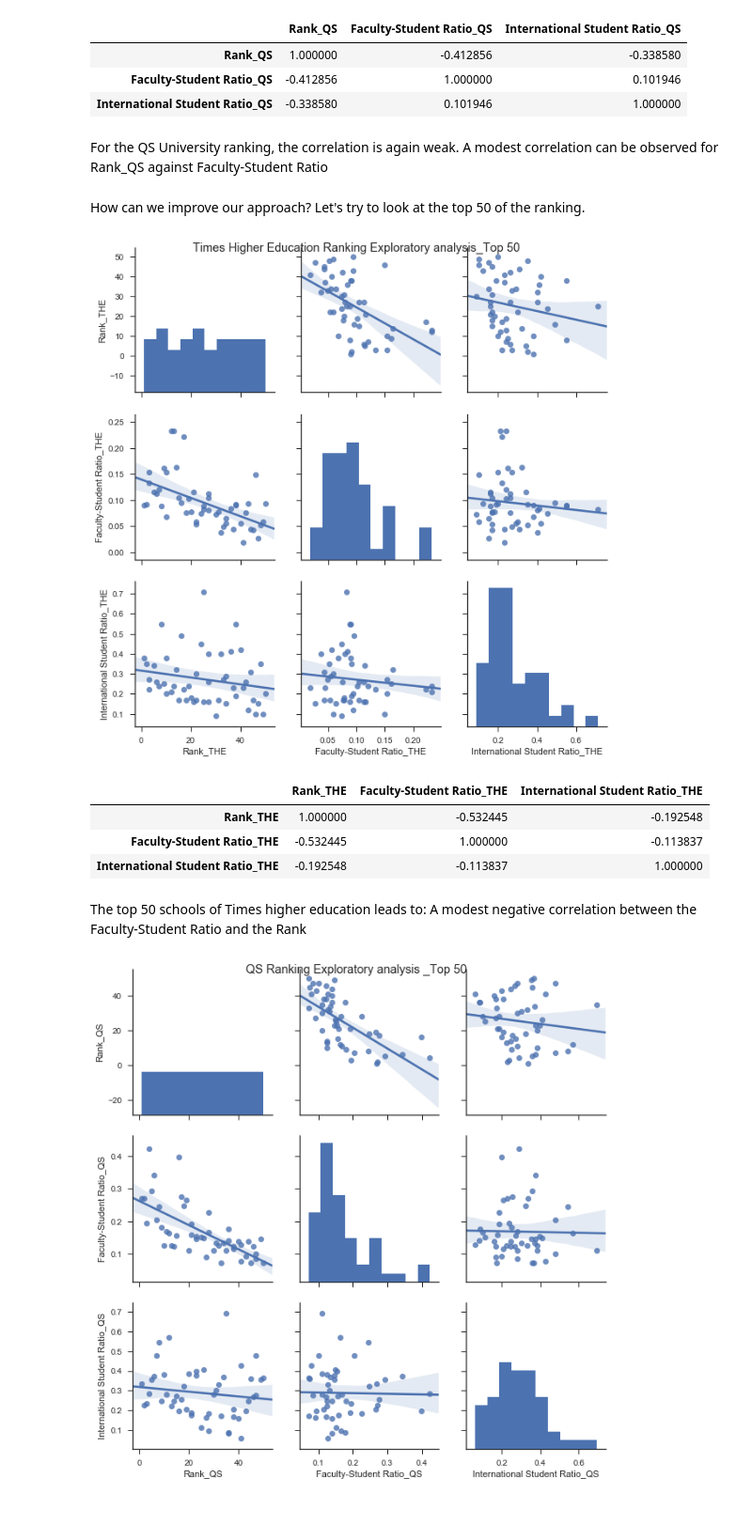
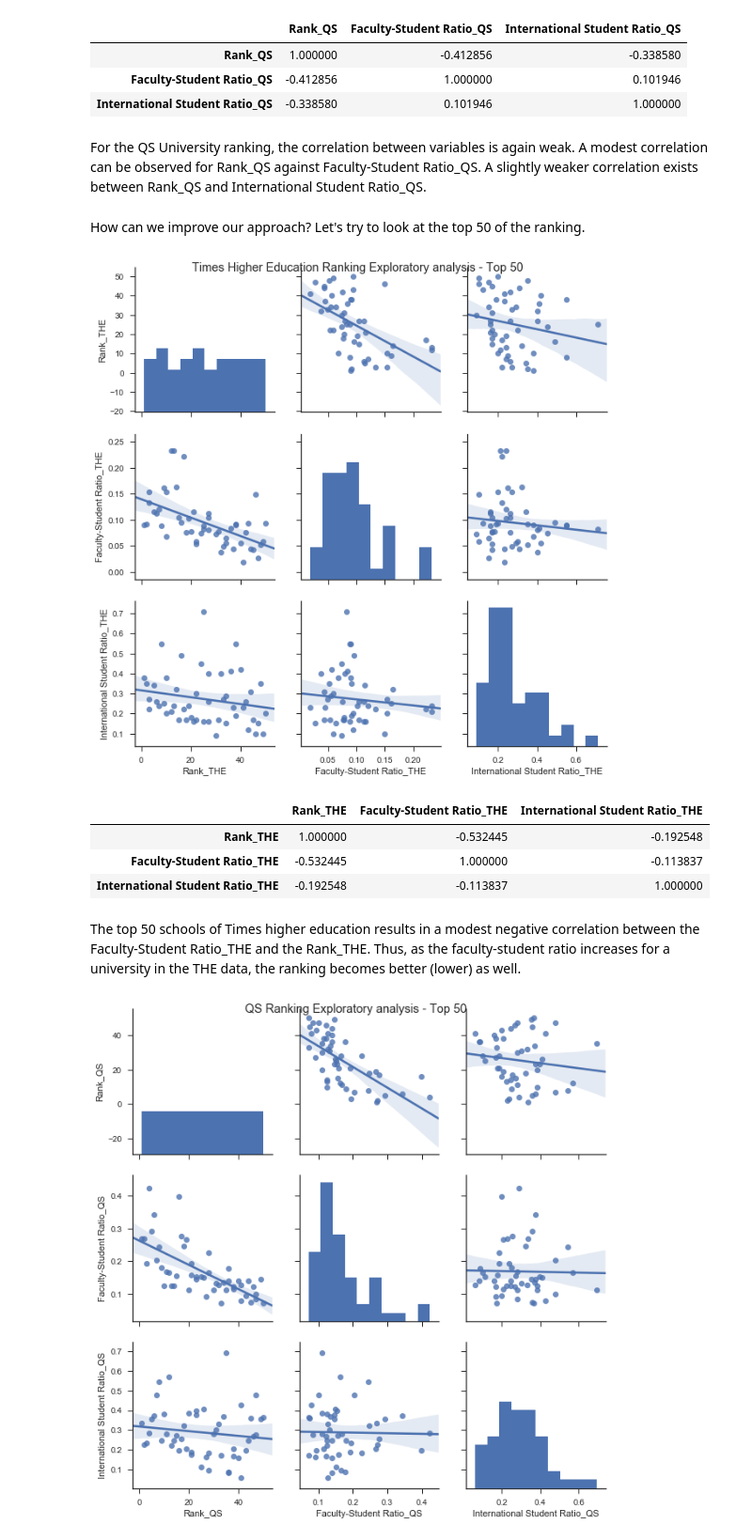
Before and after one commit to GauravPasari/ADA_Group_Tota_Pasari_Prelot, a Jupyter notebook: Homework2.ipynb, the cells around one changed output. Shown at 94% size. Drawn from its saved outputs; the diff is of its cells as text; code cells hidden in the pictures; blank space fills up the shorter version.

```diff
--- a/Homework2.ipynb
+++ b/Homework2.ipynb
@@ -453,13 +486,28 @@ Our strategy is to create an index on univerity names and perform an approximate
 
     The best (no more than n) matches among the possibilities are returned in a list, sorted by similarity score, most similar first.
 # %%
-#Homogenize columns names and Rename them
-TM1=ratios_qs.copy()
-TM2=ratios_THE.copy()
-TM1.drop(['International Faculty', 'Total Faculty', 'International Students', 'Total Students'], axis = 1, inplace =True )
+# Homogenize columns names and rename them
+TM1 = ratios_qs.copy()
+TM2 = ratios_THE.copy()
+TM1.drop(['International Faculty',
+          'Total Faculty',
+          'International Students',
+          'Total Students'],
+         axis=1,
+         inplace=True)
+
 # Rename the rank columns for each dataset accordingly
-TM1 = TM1.rename(columns={'Rank':'Rank_QS','Faculty-Student Ratio':'Faculty-Student Ratio_QS','International Student Ratio':'International Student Ratio_QS'})
-TM2 = TM2.rename(columns={'Rank':'Rank_THE','Faculty-Student Ratio':'Faculty-Student Ratio_THE','International Student Ratio':'International Student Ratio_THE'})
+# TM1 represents QS rankings and TM2 represents THE rankings
+TM1 = TM1.rename(columns={
+                    'Rank':'Rank_QS',
+                    'Faculty-Student Ratio':'Faculty-Student Ratio_QS',
+                    'International Student Ratio':'International Student Ratio_QS'
+                    })
+TM2 = TM2.rename(columns={
+                    'Rank':'Rank_THE',
+                    'Faculty-Student Ratio':'Faculty-Student Ratio_THE',
+                    'International Student Ratio':'International Student Ratio_THE'
+                    })
 # %%
 TM1.head()
 # %% [output]
@@ -567,6 +629,6 @@ TM1.corr()
 | Faculty-Student Ratio_QS | -0.412856 | 1.000000 | 0.101946 |
 | International Student Ratio_QS | -0.338580 | 0.101946 | 1.000000 |
 # %% [markdown]
-For the QS University ranking, the correlation is again weak. A modest correlation can be observed for Rank_QS against Faculty-Student Ratio
+For the QS University ranking, the correlation between variables is again weak. A modest correlation can be observed for Rank_QS against Faculty-Student Ratio_QS. A slightly weaker correlation exists between Rank_QS and International Student Ratio_QS.
 # %% [markdown]
 How can we improve our approach? Let's try to look at the top 50 of the ranking.
@@ -577,19 +635,24 @@ TM11=TM1.iloc[0:50,:]
+# %%
+# Take the top 50 ranked universities
+# TM1 represents QS rankings and TM2 represents THE rankings
+qs_50 = TM1.iloc[0:50, :]
+the_50 = TM2.iloc[0:50, :]
 # %%
-#Represent the QS data with scatter plots
+# Represent the THE (Times Higher Education) data with scatter plots
+# TM1 represents QS rankings and TM2 represents THE rankings
 sns.set(style="ticks")
 
-sns.pairplot(TM22,size=3,kind="reg")
-sns.plt.suptitle('Times Higher Education Ranking Exploratory analysis_Top 50 ')
+sns.pairplot(the_50, size=3, kind="reg")
+sns.plt.suptitle('Times Higher Education Ranking Exploratory analysis - Top 50')
 
 plt.show()
-TM22.corr()
+the_50.corr()
 # %% [output]
-[figure, old version]
+[figure, new version]
 |  | Rank_THE | Faculty-Student Ratio_THE | International Student Ratio_THE |
 | Rank_THE | 1.000000 | -0.532445 | -0.192548 |
 | Faculty-Student Ratio_THE | -0.532445 | 1.000000 | -0.113837 |
 | International Student Ratio_THE | -0.192548 | -0.113837 | 1.000000 |
 # %% [markdown]
-The top 50 schools of Times higher education leads to:
-A modest negative correlation between the Faculty-Student Ratio and the Rank
+The top 50 schools of Times higher education results in a modest negative correlation between the Faculty-Student Ratio_THE and the Rank_THE. Thus, as the faculty-student ratio increases for a university in the THE data, the ranking becomes better (lower) as well.
 # %%
```
Also changed, not shown: parts of 51 cells of this notebook.
